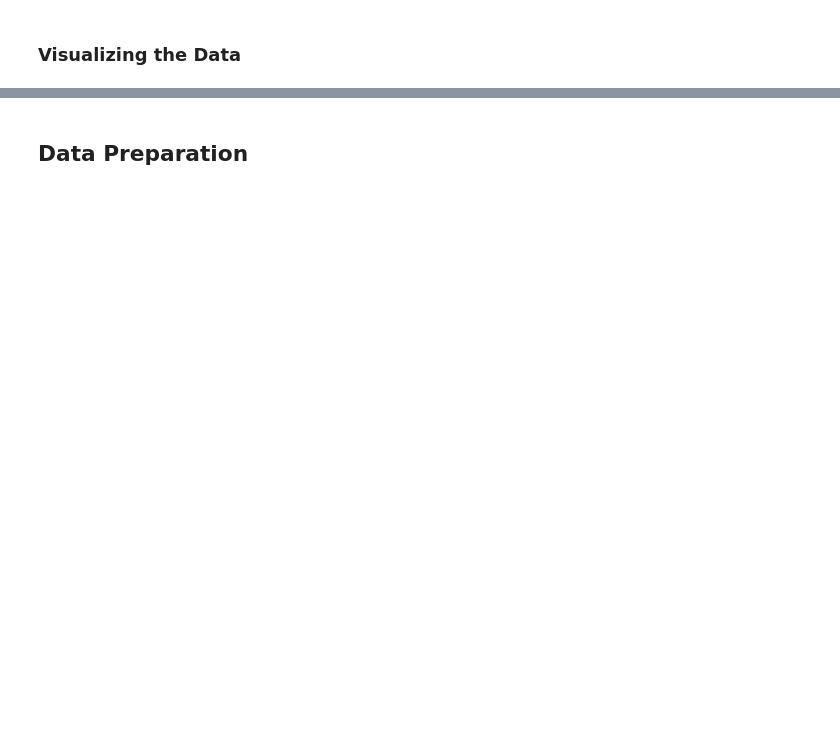
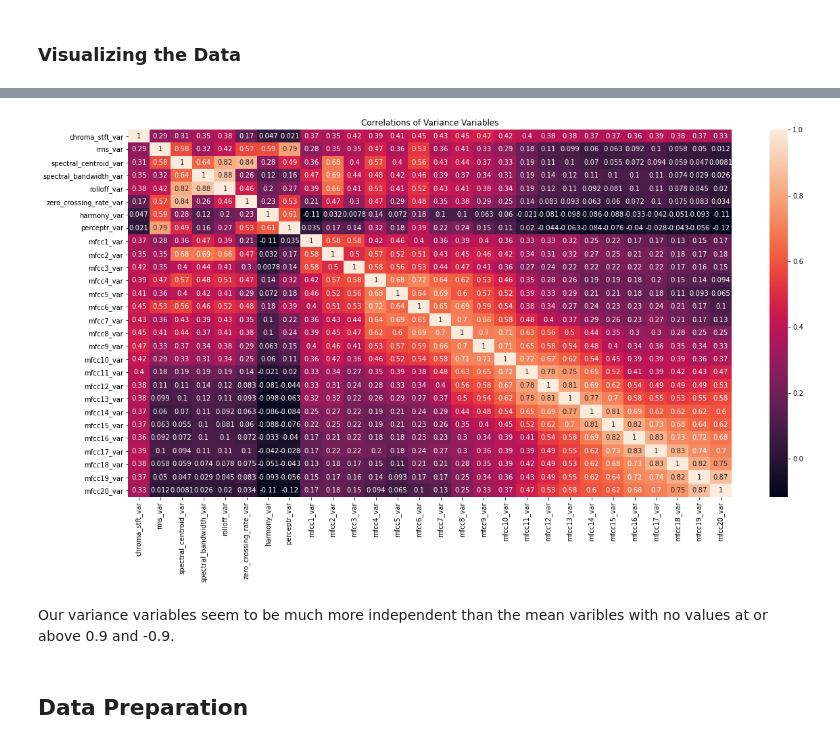
Before and after one commit to aokdata/Music_Genre_Classification, a Jupyter notebook: Music_Genre_Classification.ipynb, the cells around one changed output, grey strips where cells are left out. Cells and saved outputs as stored; diff of their text form; code cells hidden in the pictures; blank space fills up the shorter version.

```diff
--- a/Music_Genre_Classification.ipynb
+++ b/Music_Genre_Classification.ipynb
@@ -85,3 +214,23 @@ from scipy import stats as stats
+# %%
+#Separate the columns with variance from rest of dataframe
+
+var_cols = []
+
+for column in music_df.columns:
+    if "var" in column:
+        var_cols.append(column)
+# %%
+#Let's take a look at the correlation between our Variances
+
+fig, ax = plt.subplots(figsize=(20,10))
+
+ax.set_title("Correlations of Variance Variables")
+
+sns.heatmap(music_df[var_cols].corr(), annot=True);
+# %% [output]
+[figure, added]
+# %% [markdown]
+Our variance variables seem to be much more independent than the mean varibles with no values at or above 0.9 and -0.9.
 # %% [markdown]
 ## Data Preparation
 # %%
```
Also changed, not shown: parts of 83 cells of this notebook.
